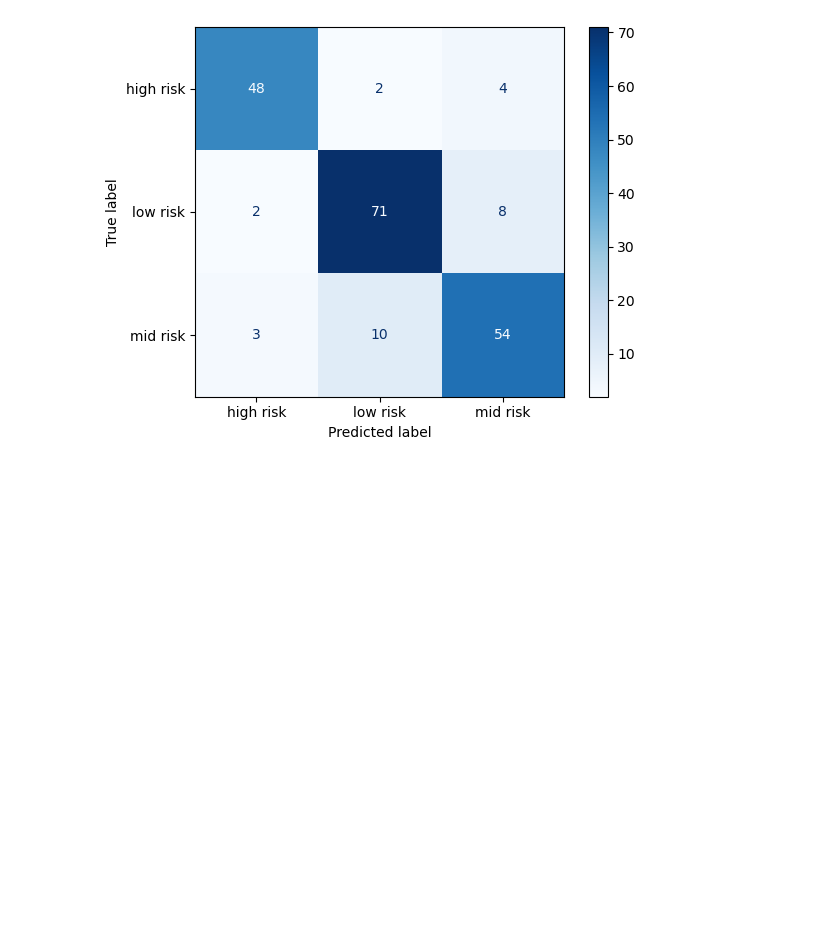
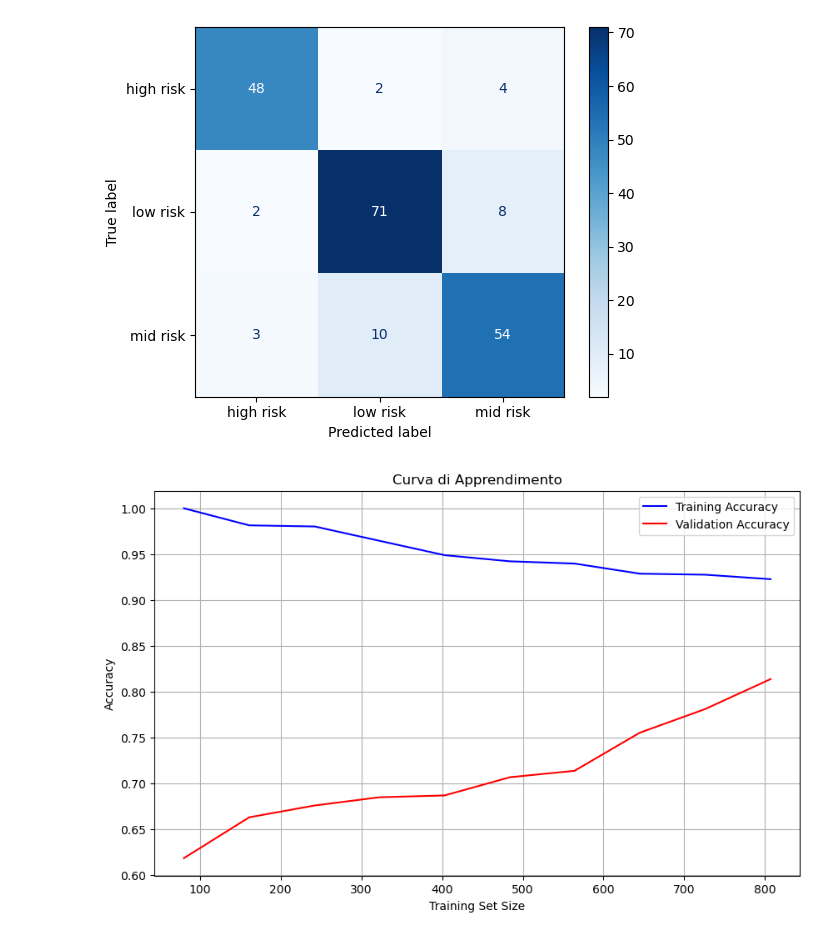
Before and after one commit to danlerr/Fondamenti-del-machine-learning, a Jupyter notebook: step4gradient.ipynb, the cells around one changed output. Saved outputs shown, nothing was run; the diff lists cells and outputs as text; code cells hidden in the pictures; blank space fills up the shorter version.

Commit message:
gradient boosting finale

```diff
--- a/step4gradient.ipynb
+++ b/step4gradient.ipynb
@@ -150,3 +150,93 @@ disp.plot(cmap="Blues")
 # %% [output]
 <sklearn.metrics._plot.confusion_matrix.ConfusionMatrixDisplay at 0x...>
 [figure]
+# %%
+
+import matplotlib.pyplot as plt
+from sklearn.metrics import precision_recall_curve, roc_curve, auc, accuracy_score
+from sklearn.model_selection import learning_curve, validation_curve
+
+# --- 1. CURVA DI APPRENDIMENTO ---
+def plot_learning_curve(model, X, y, cv=5):
+    train_sizes, train_scores, val_scores = learning_curve(
+        model, X, y, cv=cv, scoring='accuracy', n_jobs=-1, train_sizes=np.linspace(0.1, 1.0, 10), random_state=42
+    )
+
+    train_mean = np.mean(train_scores, axis=1)
+    val_mean = np.mean(val_scores, axis=1)
+
+    plt.figure(figsize=(10, 6))
+    plt.plot(train_sizes, train_mean, label='Training Accuracy', color='blue')
+    plt.plot(train_sizes, val_mean, label='Validation Accuracy', color='red')
+    plt.xlabel('Training Set Size')
+    plt.ylabel('Accuracy')
+    plt.title('Curva di Apprendimento')
+    plt.legend()
+    plt.grid()
+    plt.show()
+
+# --- 2. CURVA DI VALIDAZIONE ---
+def plot_validation_curve(model, X, y, param_name, param_range, cv=5):
+    train_scores, val_scores = validation_curve(
+        model, X, y, param_name=param_name, param_range=param_range, cv=cv, scoring='accuracy', n_jobs=-1
+    )
+
+    train_mean = np.mean(train_scores, axis=1)
+    val_mean = np.mean(val_scores, axis=1)
+
+    plt.figure(figsize=(10, 6))
+    plt.plot(param_range, train_mean, label='Training Accuracy', color='blue')
+    plt.plot(param_range, val_mean, label='Validation Accuracy', color='red')
+    plt.xlabel(param_name)
+    plt.ylabel('Accuracy')
+    plt.title(f'Curva di Validazione: {param_name}')
+    plt.legend()
+    plt.grid()
+    plt.show()
+
+# --- 3. CURVA PRECISION-RECALL ---
+def plot_precision_recall_curve(model, X_test, y_test):
+    y_prob = model.predict_proba(X_test)
+    for i, class_label in enumerate(model.classes_):
+        precision, recall, _ = precision_recall_curve(y_test == class_label, y_prob[:, i])
+        plt.plot(recall, precision, label=f'Classe: {class_label}')
+
+    plt.xlabel('Recall')
+    plt.ylabel('Precision')
+    plt.title('Curva Precision-Recall')
+    plt.legend()
+    plt.grid()
+    plt.show()
+
+# --- 4. CURVA ROC-AUC (OPZIONALE) ---
+def plot_roc_curve(model, X_test, y_test):
+    y_prob = model.predict_proba(X_test)
+    plt.figure(figsize=(10, 6))
+
+    for i, class_label in enumerate(model.classes_):
+        fpr, tpr, _ = roc_curve(y_test == class_label, y_prob[:, i])
+        roc_auc = auc(fpr, tpr)
+        plt.plot(fpr, tpr, label=f'Classe: {class_label} (AUC = {roc_auc:.2f})')
+
+    plt.plot([0, 1], [0, 1], linestyle='--', color='gray')
+    plt.xlabel('False Positive Rate')
+    plt.ylabel('True Positive Rate')
+    plt.title('Curva ROC')
+    plt.legend()
+    plt.grid()
+    plt.show()
+
+# Esecuzione dei grafici
+# Gradient Boosting model già ottimizzato
+plot_learning_curve(final_model, X, y)
+
+# Curva di validazione per un iperparametro, es. 'max_depth'
+plot_validation_curve(final_model, X, y, param_name='n_estimators', param_range=[3, 4, 5, 6])
+
+# Precision-Recall
+plot_precision_recall_curve(final_model, X_test, y_test)
+
+# ROC-AUC (opzionale)
+plot_roc_curve(final_model, X_test, y_test)
+# %% [output]
+[figure, added]
```
Also changed, not shown: parts of 1 cell of this notebook.
